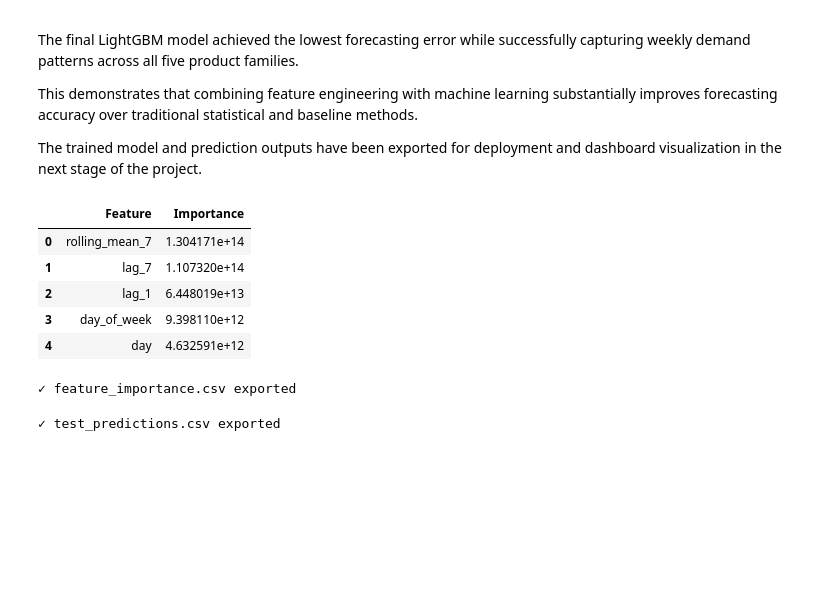
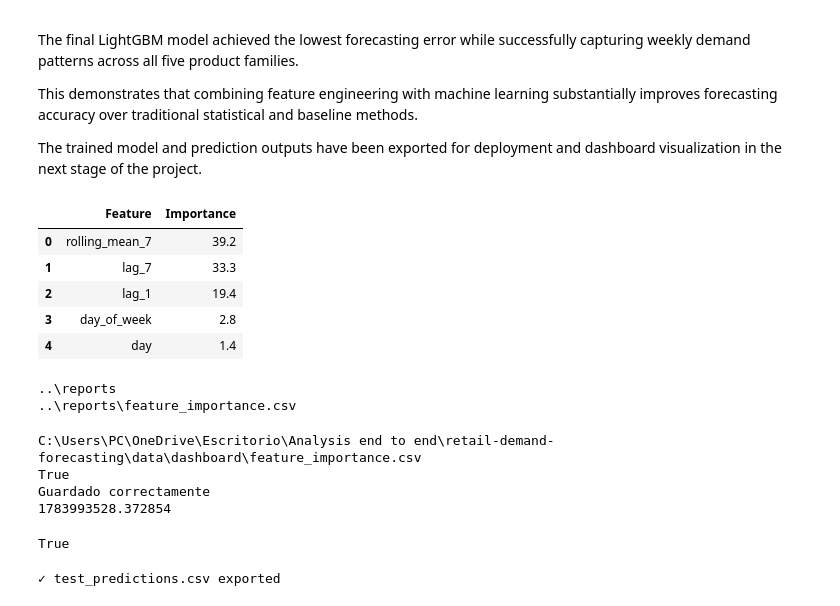
Before and after one commit to Edugar97/retail-demand-forecasting, a Jupyter notebook: notebooks/02_modeling.ipynb, the cells around one changed output. Drawn from its saved outputs; the diff is of its cells as text; code cells hidden in the pictures; blank space fills up the shorter version.

Commit message:
Complete retail demand forecasting project

```diff
--- a/notebooks/02_modeling.ipynb
+++ b/notebooks/02_modeling.ipynb
@@ -1146,36 +1146,63 @@ The trained model and prediction outputs have been exported for deployment and d
 # %%
 # =====================================
 # Create Feature Importance DataFrame
 # =====================================
 
 importance_df = pd.DataFrame({
     "Feature": model_lgb.feature_name(),
     "Importance": model_lgb.feature_importance(importance_type="gain")
 })
 
+# Convertir a porcentaje
+importance_df["Importance"] = (
+    importance_df["Importance"]
+    / importance_df["Importance"].sum()
+    * 100
+)
+
 importance_df = (
     importance_df
     .sort_values("Importance", ascending=False)
     .reset_index(drop=True)
 )
 
+importance_df["Importance"] = importance_df["Importance"].round(1)
+
 importance_df.head()
 # %% [output]
 |  | Feature | Importance |
-| 0 | rolling_mean_7 | 1.304171e+14 |
-| 1 | lag_7 | 1.107320e+14 |
-| 2 | lag_1 | 6.448019e+13 |
-| 3 | day_of_week | 9.398110e+12 |
-| 4 | day | 4.632591e+12 |
+| 0 | rolling_mean_7 | 39.2 |
+| 1 | lag_7 | 33.3 |
+| 2 | lag_1 | 19.4 |
+| 3 | day_of_week | 2.8 |
+| 4 | day | 1.4 |
+# %%
+print(reports_path)
+print(reports_path / "feature_importance.csv")
+# %% [output]
+..\reports
+..\reports\feature_importance.csv
 # %%
-importance_df.to_csv(
-    reports_path / "feature_importance.csv",
-    index=False
-)
+from pathlib import Path
 
-print("✓ feature_importance.csv exported")
+output = Path(r"C:\Users\PC\OneDrive\Escritorio\Analysis end to end\retail-demand-forecasting\data\dashboard\feature_importance.csv")
+
+print(output)
+print(output.exists())
+
+importance_df.to_csv(output, index=False)
+
+print("Guardado correctamente")
+print(output.stat().st_mtime)
 # %% [output]
-✓ feature_importance.csv exported
+C:\Users\PC\OneDrive\Escritorio\Analysis end to end\retail-demand-forecasting\data\dashboard\feature_importance.csv
+True
+Guardado correctamente
+1783993528.372854
+# %%
+print((reports_path / "feature_importance.csv").exists())
+# %% [output]
+True
 # %%
 dashboard_predictions = predictions.copy()
 
```
Also changed, not shown: parts of 2 cells of this notebook, 2 other files.
